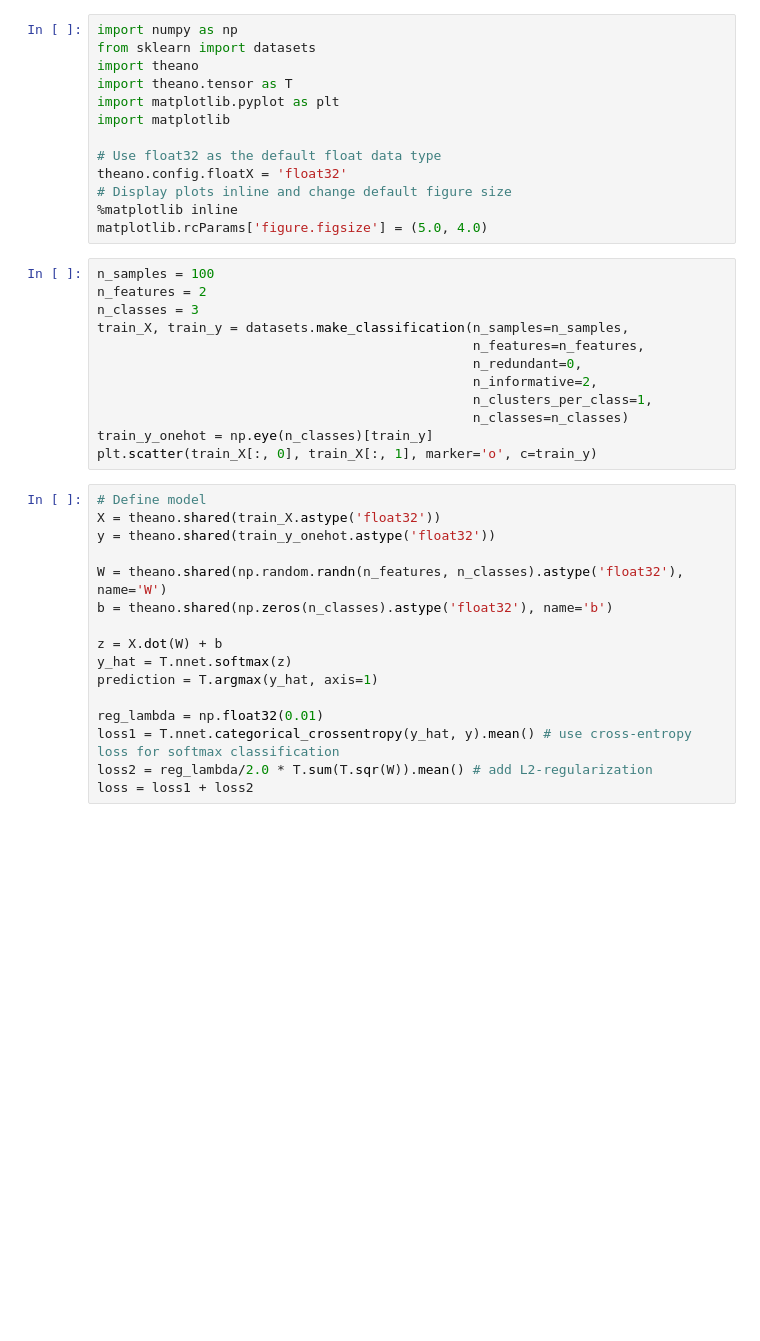
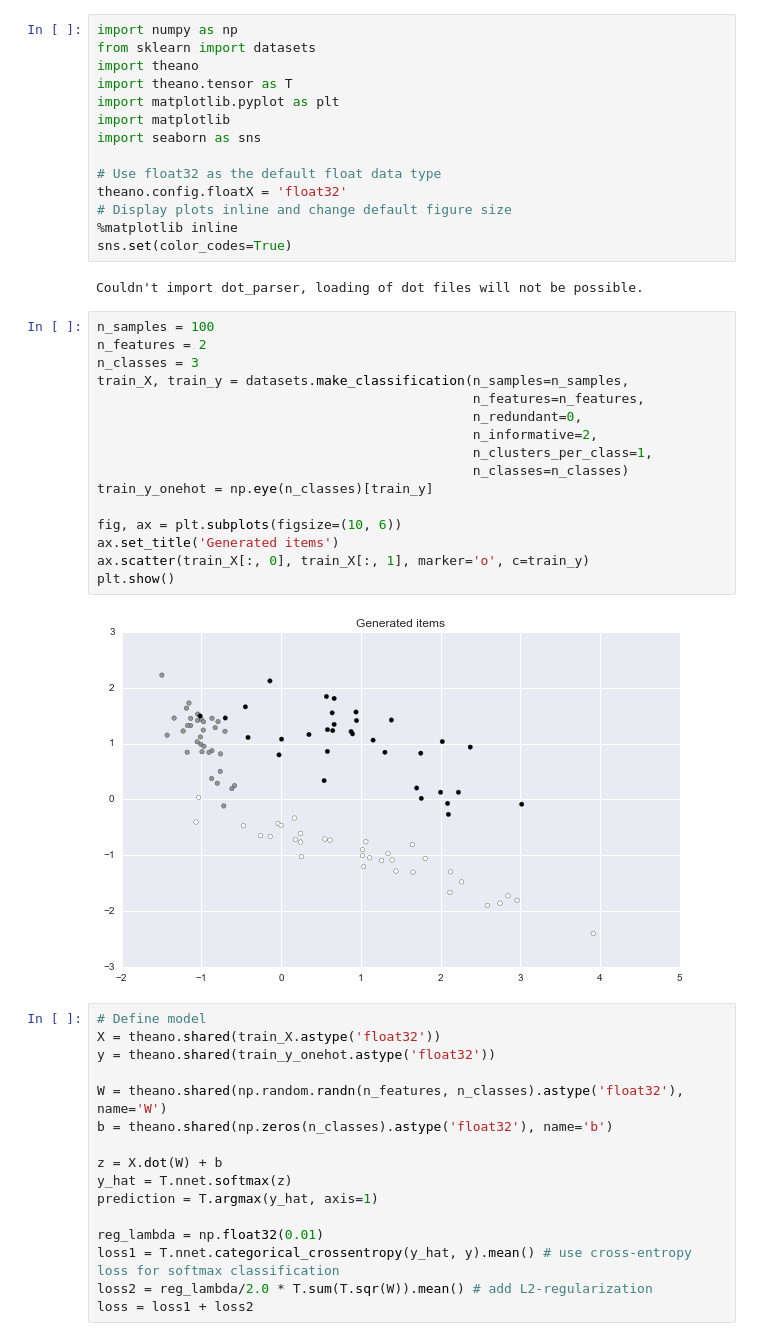
Before and after one commit to phipleg/theano-experiments, a Jupyter notebook: logistic_regression.ipynb, the cells around one changed output. Cells and saved outputs as stored; diff of their text form; blank space fills up the shorter version.

Commit message:
added seaborn

```diff
--- a/logistic_regression.ipynb
+++ b/logistic_regression.ipynb
@@ -5,24 +5,33 @@ import theano
 import theano.tensor as T
 import matplotlib.pyplot as plt
 import matplotlib
+import seaborn as sns
 
 # Use float32 as the default float data type
 theano.config.floatX = 'float32'
 # Display plots inline and change default figure size
 %matplotlib inline
-matplotlib.rcParams['figure.figsize'] = (5.0, 4.0)
+sns.set(color_codes=True)
+# %% [output]
+Couldn't import dot_parser, loading of dot files will not be possible.
 # %%
 n_samples = 100
 n_features = 2
 n_classes = 3
 train_X, train_y = datasets.make_classification(n_samples=n_samples,
                                                 n_features=n_features,
                                                 n_redundant=0,
                                                 n_informative=2,
                                                 n_clusters_per_class=1,
                                                 n_classes=n_classes)
 train_y_onehot = np.eye(n_classes)[train_y]
-plt.scatter(train_X[:, 0], train_X[:, 1], marker='o', c=train_y)
+
+fig, ax = plt.subplots(figsize=(10, 6))
+ax.set_title('Generated items')
+ax.scatter(train_X[:, 0], train_X[:, 1], marker='o', c=train_y)
+plt.show()
+# %% [output]
+[figure, added]
 # %%
 # Define model
 X = theano.shared(train_X.astype('float32'))
```
Also changed, not shown: parts of 3 cells of this notebook.
